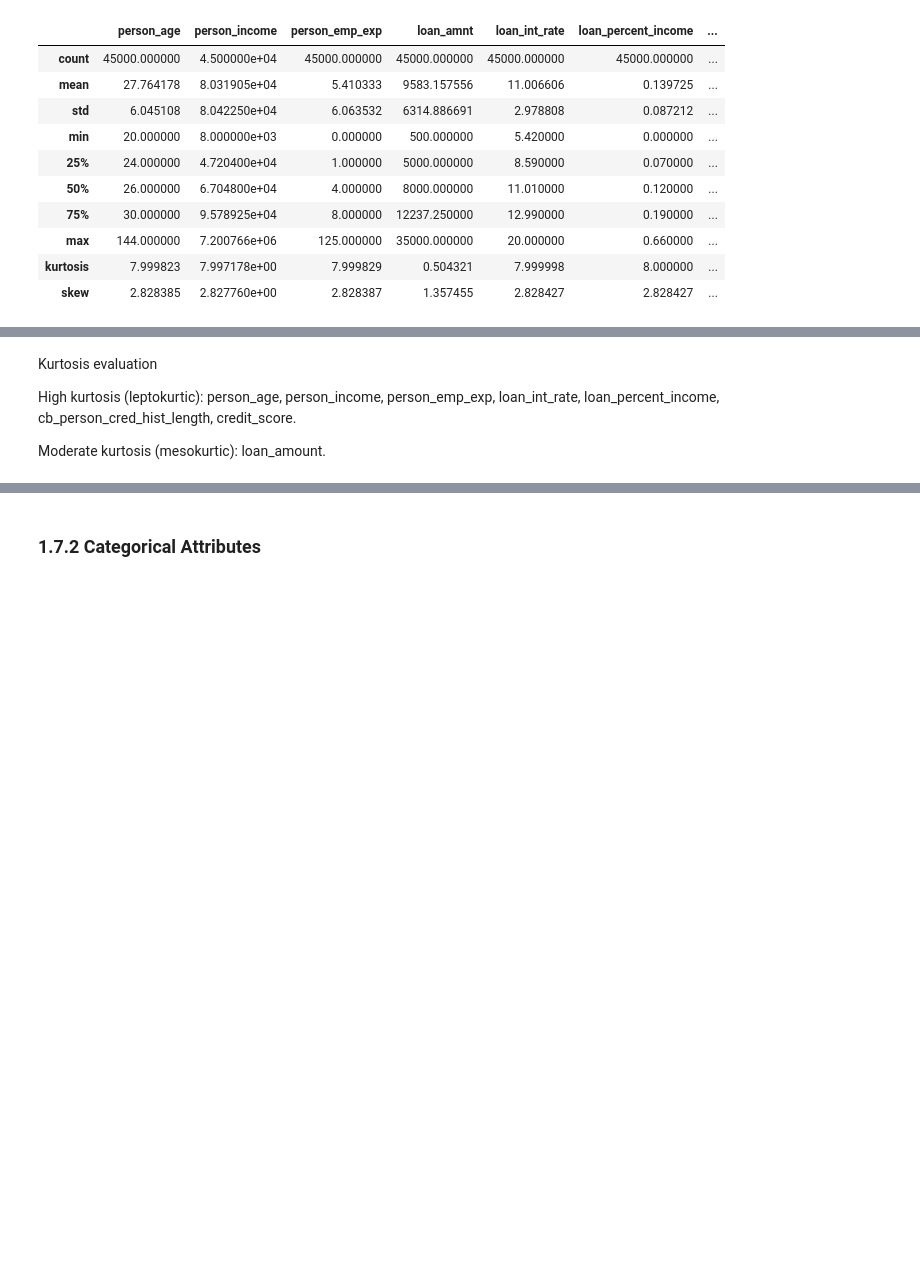
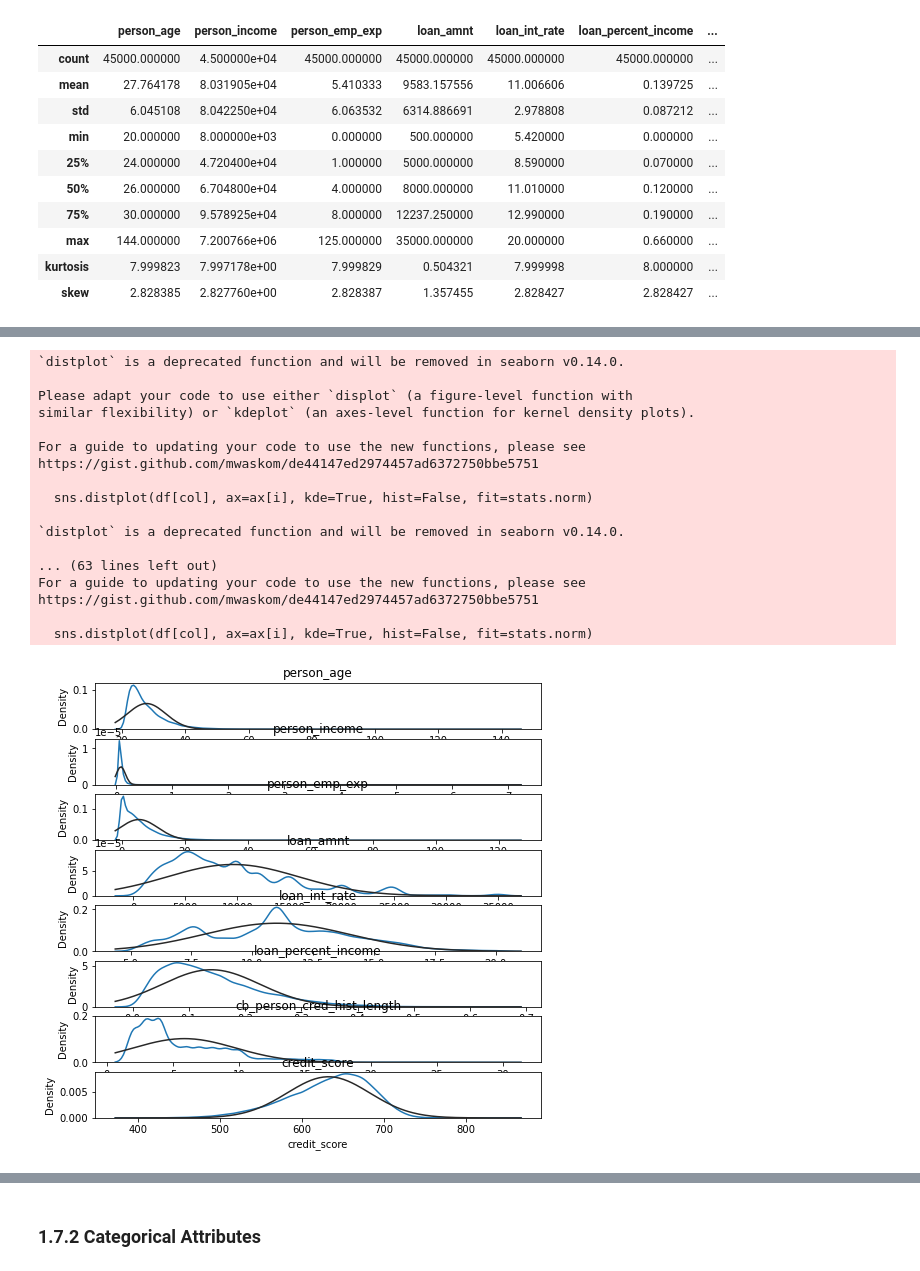
Before and after one commit to luizdataeng/loan_payment, a Jupyter notebook: loan_payment_classification.ipynb, the cells around one changed output, grey strips where cells are left out. Saved outputs shown, nothing was run; the diff lists cells and outputs as text; code cells hidden in the pictures; blank space fills up the shorter version.

Commit message:
skew part

```diff
--- a/loan_payment_classification.ipynb
+++ b/loan_payment_classification.ipynb
@@ -364,6 +257,33 @@ Skewness after boxcox transform:
-# %% [markdown]
-Kurtosis evaluation
-
-High kurtosis (leptokurtic): person_age, person_income, person_emp_exp, loan_int_rate, loan_percent_income, cb_person_cred_hist_length, credit_score.
-
-Moderate kurtosis (mesokurtic): loan_amount.
+# %%
+# add kurtosis and skew
+df_cont = df[continous_val].describe()
+df_kurtosis = pd.DataFrame(df_cont.kurtosis()).T.rename(index={0: 'kurtosis'})
+df_skew = pd.DataFrame(df_cont.skew()).T.rename(index={0: 'skew'})
+df_describe = pd.concat([df_cont, df_kurtosis, df_skew], ignore_index=False)
+# graph to visualize the distribution of the fields
+import matplotlib.pyplot as plt
+import scipy.stats as stats
+
+fig, ax = plt.subplots(figsize=(8, 8), nrows=len(continous_val), ncols=1, sharex=False)
+for i, col in enumerate(continous_val):
+    sns.distplot(df[col], ax=ax[i], kde=True, hist=False, fit=stats.norm)
+    ax[i].set_title(col)
+# %% [output]
+`distplot` is a deprecated function and will be removed in seaborn v0.14.0.
+
+Please adapt your code to use either `displot` (a figure-level function with
+similar flexibility) or `kdeplot` (an axes-level function for kernel density plots).
+
+For a guide to updating your code to use the new functions, please see
+https://gist.github.com/mwaskom/de44147ed2974457ad6372750bbe5751
+
+  sns.distplot(df[col], ax=ax[i], kde=True, hist=False, fit=stats.norm)
+
+`distplot` is a deprecated function and will be removed in seaborn v0.14.0.
+
+... (63 lines left out)
+For a guide to updating your code to use the new functions, please see
+https://gist.github.com/mwaskom/de44147ed2974457ad6372750bbe5751
+
+  sns.distplot(df[col], ax=ax[i], kde=True, hist=False, fit=stats.norm)
+[figure, added]
```
Also changed, not shown: parts of 36 cells of this notebook, 1 other file.
